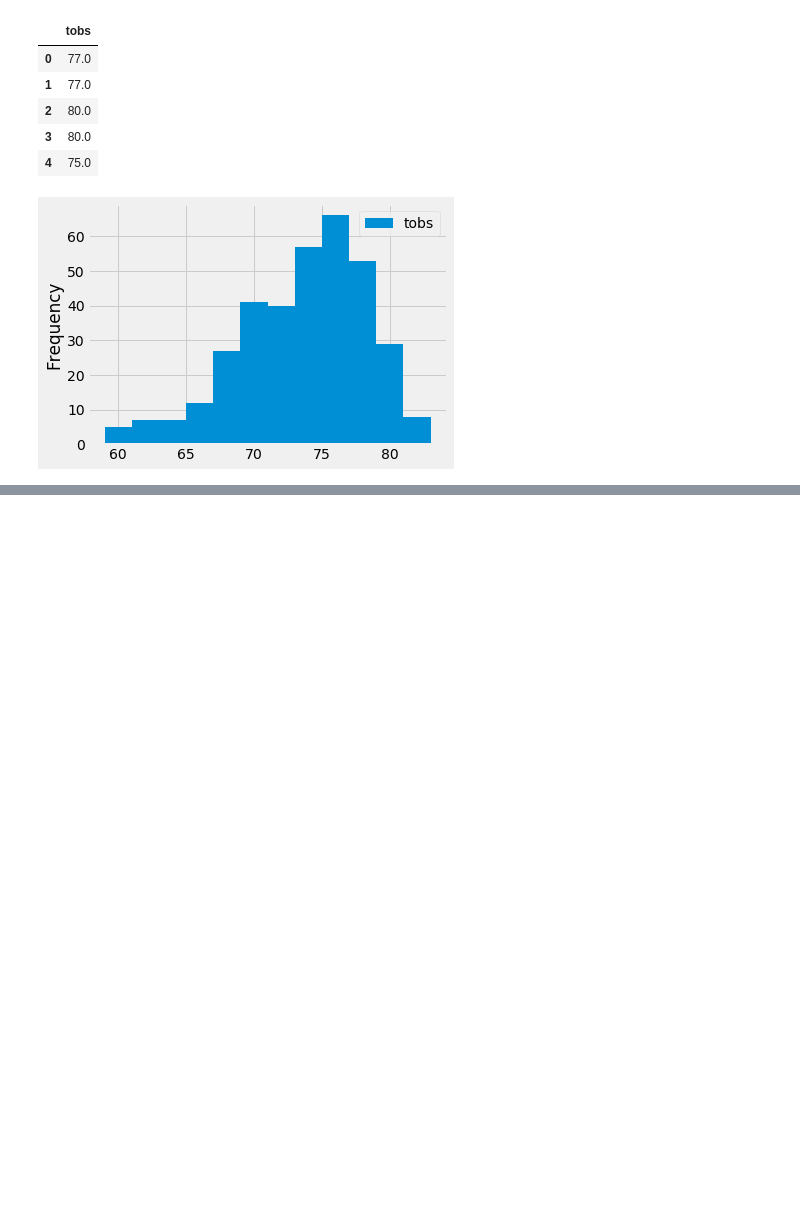
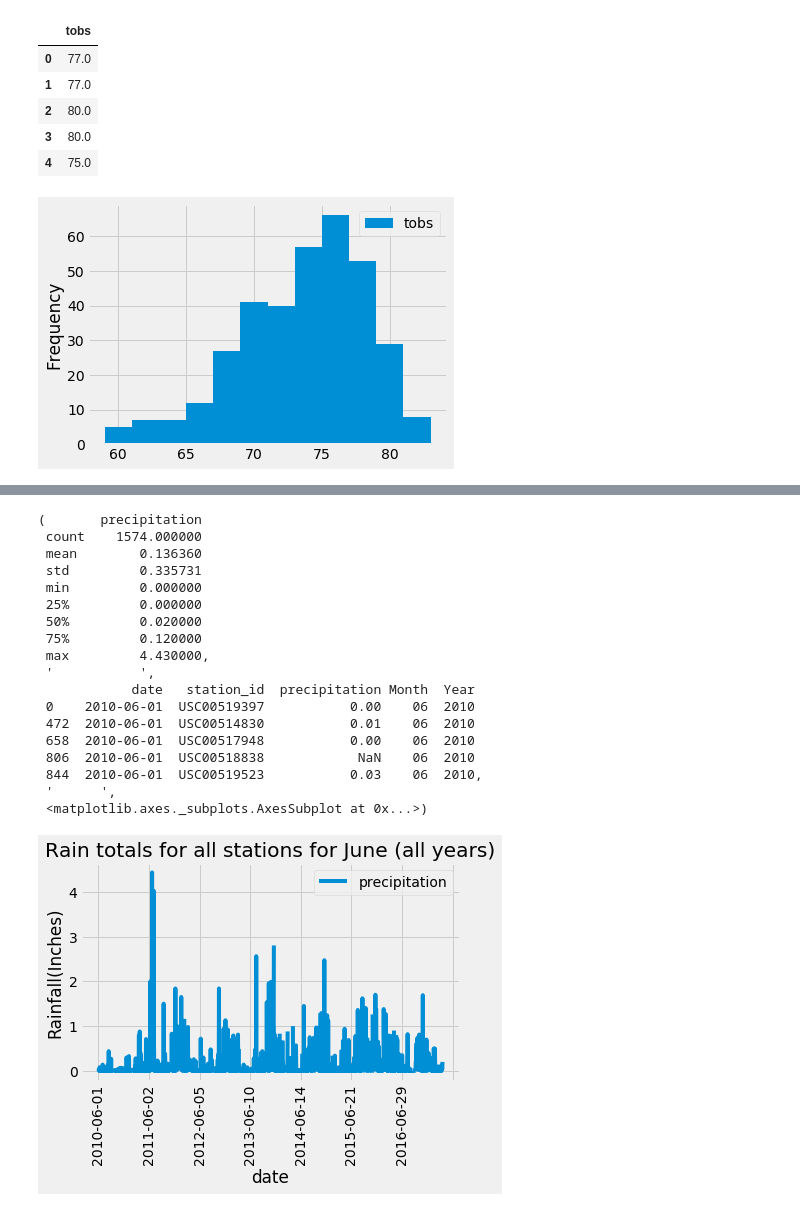
Before and after one commit to OpusRex/surfs_up, a Jupyter notebook: climate_analysis.ipynb, the cells around one changed output, grey strips where cells are left out. Cells and saved outputs as stored; diff of their text form; code cells hidden in the pictures; blank space fills up the shorter version.

```diff
--- a/climate_analysis.ipynb
+++ b/climate_analysis.ipynb
@@ -220,0 +293,22 @@ plt.tight_layout()
+# %%
+rain_totals('06')
+# %% [output]
+(       precipitation
+ count    1574.000000
+ mean        0.136360
+ std         0.335731
+ min         0.000000
+ 25%         0.000000
+ 50%         0.020000
+ 75%         0.120000
+ max         4.430000,
+ '           ',
+            date   station_id  precipitation Month  Year
+ 0    2010-06-01  USC00519397           0.00    06  2010
+ 472  2010-06-01  USC00514830           0.01    06  2010
+ 658  2010-06-01  USC00517948           0.00    06  2010
+ 806  2010-06-01  USC00518838            NaN    06  2010
+ 844  2010-06-01  USC00519523           0.03    06  2010,
+ '      ',
+ <matplotlib.axes._subplots.AxesSubplot at 0x...>)
+[figure, added]
```
Also changed, not shown: parts of 11 cells of this notebook.
